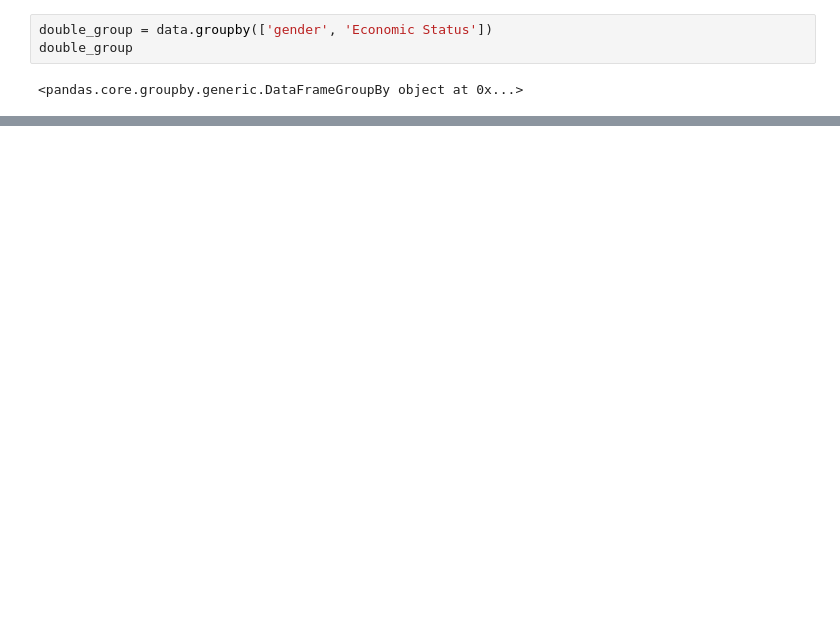
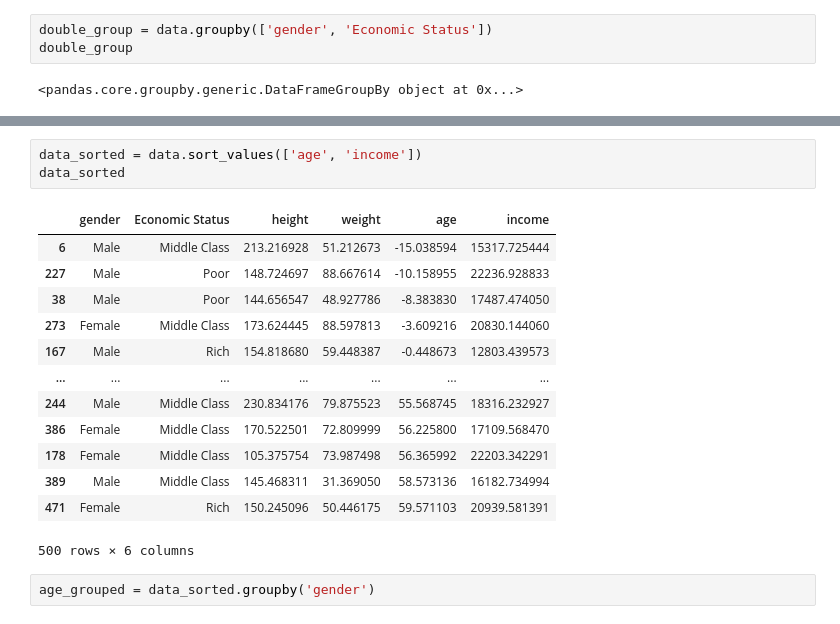
Before and after one commit to nastyc0de/curso_ml, a Jupyter notebook: T2 - 3 - Agrupación de datos.ipynb, the cells around one changed output, grey strips where cells are left out. Cells and saved outputs as stored; diff of their text form; blank space fills up the shorter version.

```diff
--- a/T2 - 3 - Agrupación de datos.ipynb
+++ b/T2 - 3 - Agrupación de datos.ipynb
@@ -94,0 +289,19 @@ double_group.groups
+# %%
+data_sorted = data.sort_values(['age', 'income'])
+data_sorted
+# %% [output]
+|  | gender | Economic Status | height | weight | age | income |
+| 6 | Male | Middle Class | 213.216928 | 51.212673 | -15.038594 | 15317.725444 |
+| 227 | Male | Poor | 148.724697 | 88.667614 | -10.158955 | 22236.928833 |
+| 38 | Male | Poor | 144.656547 | 48.927786 | -8.383830 | 17487.474050 |
+| 273 | Female | Middle Class | 173.624445 | 88.597813 | -3.609216 | 20830.144060 |
+| 167 | Male | Rich | 154.818680 | 59.448387 | -0.448673 | 12803.439573 |
+| ... | ... | ... | ... | ... | ... | ... |
+| 244 | Male | Middle Class | 230.834176 | 79.875523 | 55.568745 | 18316.232927 |
+| 386 | Female | Middle Class | 170.522501 | 72.809999 | 56.225800 | 17109.568470 |
+| 178 | Female | Middle Class | 105.375754 | 73.987498 | 56.365992 | 22203.342291 |
+| 389 | Male | Middle Class | 145.468311 | 31.369050 | 58.573136 | 16182.734994 |
+| 471 | Female | Rich | 150.245096 | 50.446175 | 59.571103 | 20939.581391 |
+500 rows × 6 columns
+# %%
+age_grouped = data_sorted.groupby('gender')
```
Also changed, not shown: parts of 29 cells of this notebook.
